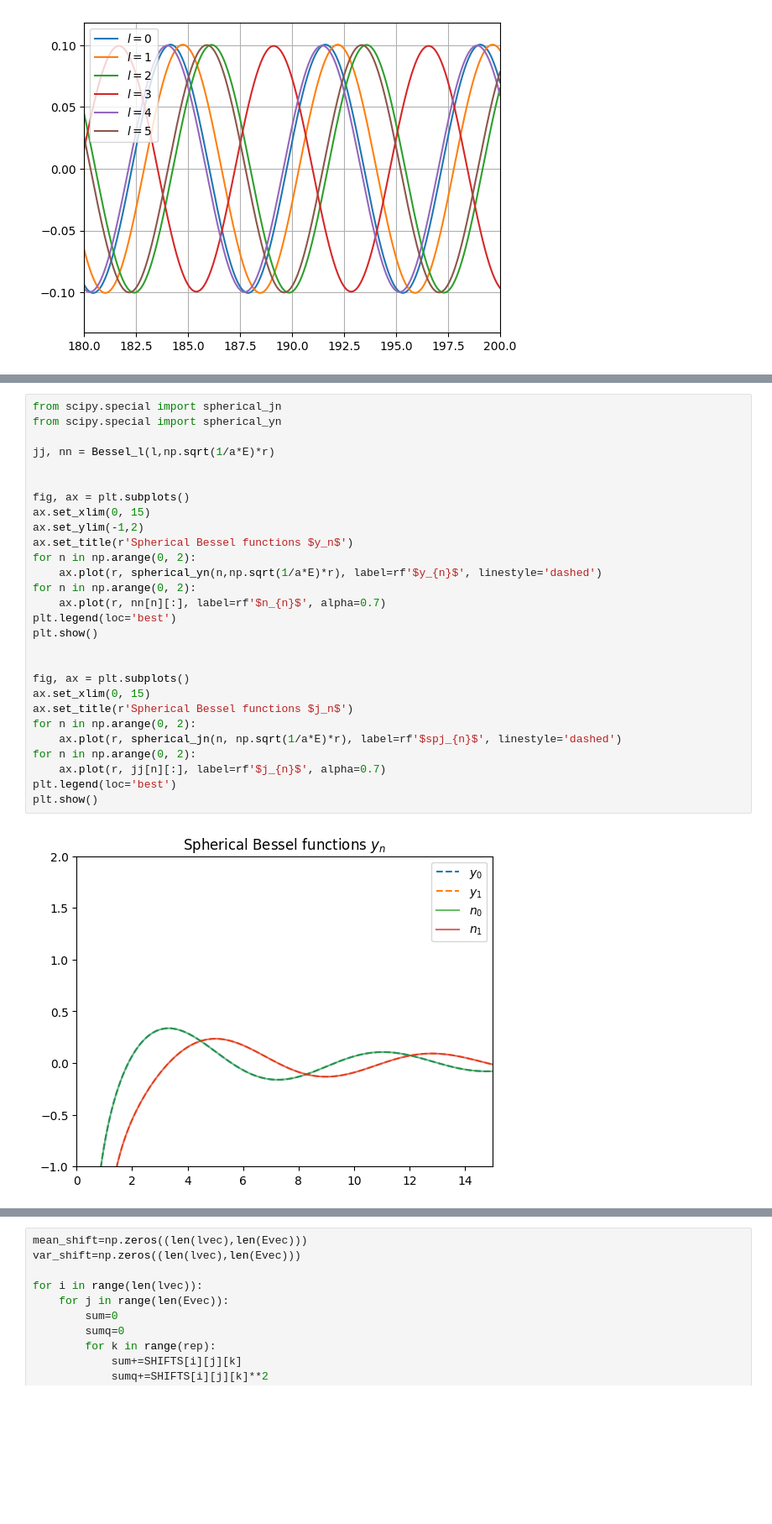
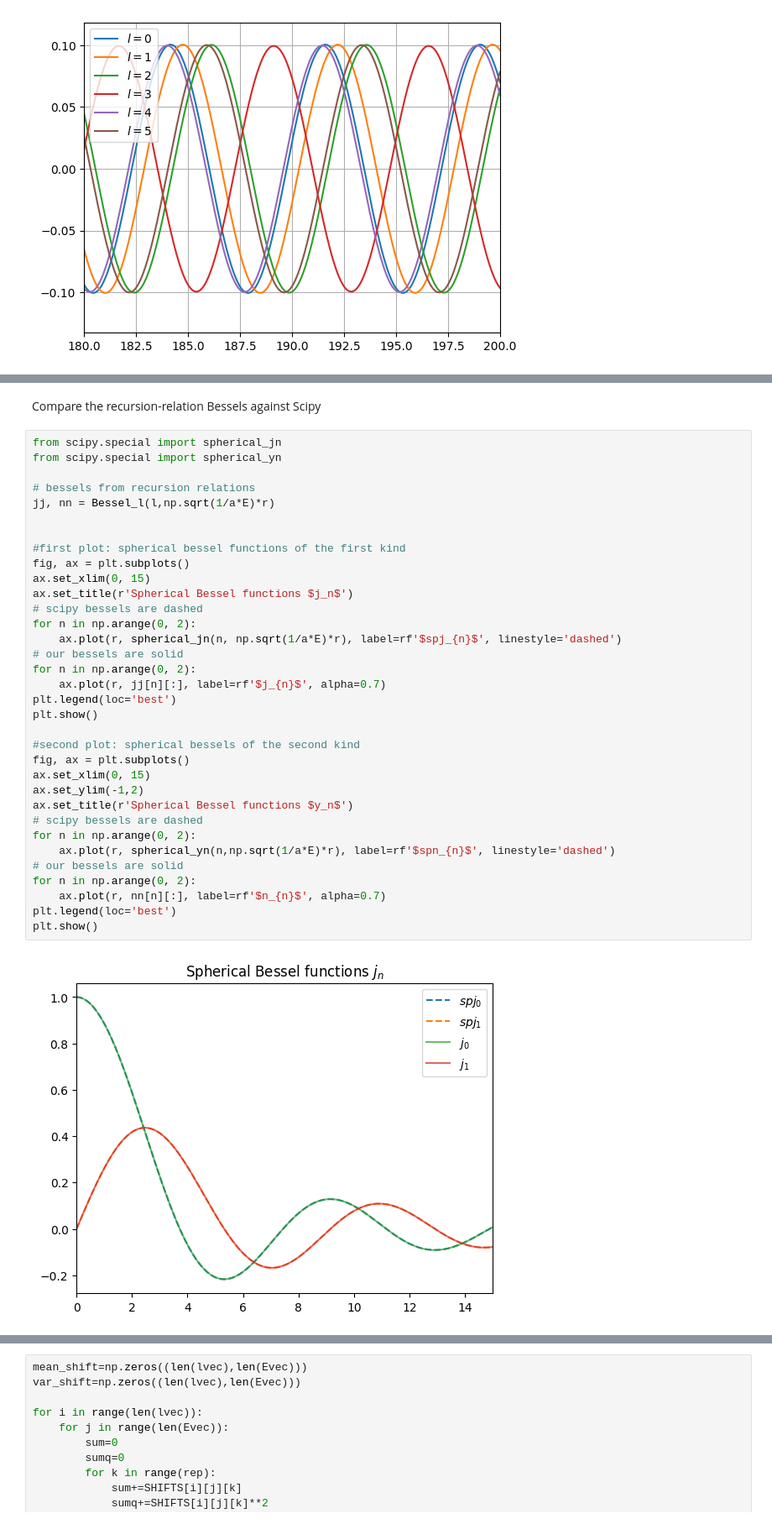
Before and after one commit to marcobeIIa/computational_physics, a Jupyter notebook: Lusvardi_Bella_Parolini_H_Kr_scattering.ipynb, the cells around one changed output, grey strips where cells are left out. Shown at 84% size. Cells and saved outputs as stored; diff of their text form; blank space fills up the shorter version.

```diff
--- a/Lusvardi_Bella_Parolini_H_Kr_scattering.ipynb
+++ b/Lusvardi_Bella_Parolini_H_Kr_scattering.ipynb
@@ -133,33 +150,41 @@ def Bessel_l(l,r):
             bess_matn[w][j] = recursive_bessel(w-1,bess_matn[w-1][j], bess_matn[w-2][j],r[j])
 
     return bess_matj, bess_matn
+# %% [markdown]
+Compare the recursion-relation Bessels against Scipy
 # %%
 from scipy.special import spherical_jn
 from scipy.special import spherical_yn
 
+# bessels from recursion relations
 jj, nn = Bessel_l(l,np.sqrt(1/a*E)*r)
 
 
+#first plot: spherical bessel functions of the first kind
+fig, ax = plt.subplots()
+ax.set_xlim(0, 15)
+ax.set_title(r'Spherical Bessel functions $j_n$')
+# scipy bessels are dashed
+for n in np.arange(0, 2):
+    ax.plot(r, spherical_jn(n, np.sqrt(1/a*E)*r), label=rf'$spj_{n}$', linestyle='dashed')
+# our bessels are solid
+for n in np.arange(0, 2):
+    ax.plot(r, jj[n][:], label=rf'$j_{n}$', alpha=0.7)
+plt.legend(loc='best')
+plt.show()
+
+#second plot: spherical bessels of the second kind
 fig, ax = plt.subplots()
 ax.set_xlim(0, 15)
 ax.set_ylim(-1,2)
 ax.set_title(r'Spherical Bessel functions $y_n$')
+# scipy bessels are dashed
 for n in np.arange(0, 2):
-    ax.plot(r, spherical_yn(n,np.sqrt(1/a*E)*r), label=rf'$y_{n}$', linestyle='dashed')
+    ax.plot(r, spherical_yn(n,np.sqrt(1/a*E)*r), label=rf'$spn_{n}$', linestyle='dashed')
+# our bessels are solid
 for n in np.arange(0, 2):
     ax.plot(r, nn[n][:], label=rf'$n_{n}$', alpha=0.7)
 plt.legend(loc='best')
 plt.show()
-
-
-fig, ax = plt.subplots()
-ax.set_xlim(0, 15)
-ax.set_title(r'Spherical Bessel functions $j_n$')
-for n in np.arange(0, 2):
-    ax.plot(r, spherical_jn(n, np.sqrt(1/a*E)*r), label=rf'$spj_{n}$', linestyle='dashed')
-for n in np.arange(0, 2):
-    ax.plot(r, jj[n][:], label=rf'$j_{n}$', alpha=0.7)
-plt.legend(loc='best')
-plt.show()
 # %% [output]
-[figure, old version]
+[figure, new version]
```
Also changed, not shown: parts of 19 cells of this notebook, 1 other file.
